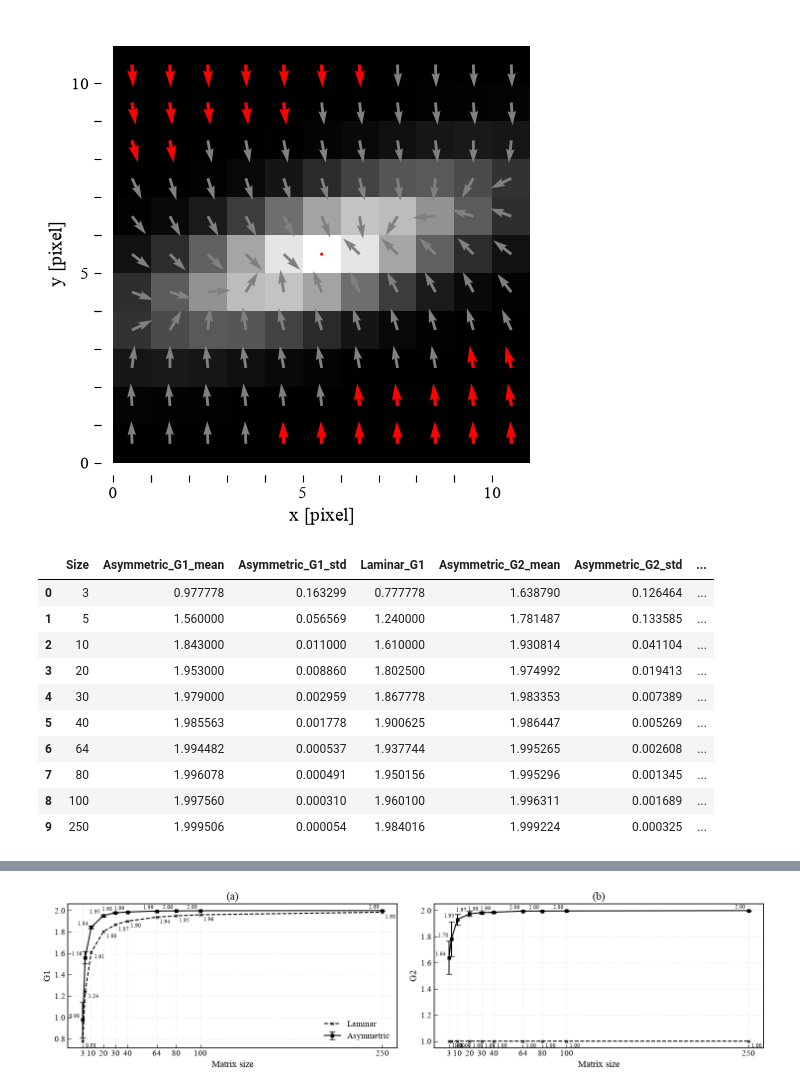
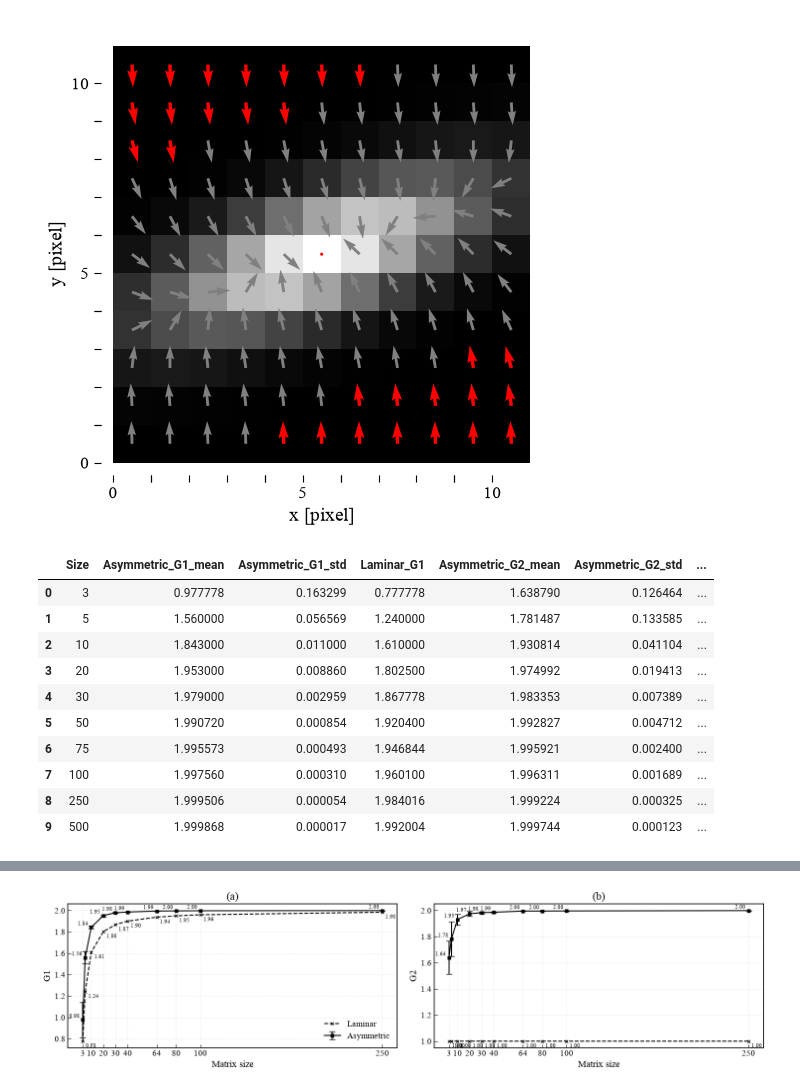
Before and after one commit to Desduh/gpa, a Jupyter notebook: Notebooks/gpa.ipynb, the cells around one changed output, grey strips where cells are left out. Saved outputs shown, nothing was run; the diff lists cells and outputs as text; code cells hidden in the pictures.

```diff
--- a/Notebooks/gpa.ipynb
+++ b/Notebooks/gpa.ipynb
@@ -4063,18 +4063,7 @@ asymmetric = create_asymmetric_matrix(
     seed=42
 )
 # %%
-sizes = [
-    3,
-    5,
-    10,
-    20,
-    30,
-    40,
-    64,
-    80,
-    100,
-    250,
-]
+sizes = [3, 5, 10, 20, 30, 50, 75, 100, 250, 500]
 
 
 def calculate_moments(matrix):
@@ -4142,38 +4131,38 @@ for size in sizes:
         "Size": size
     }
 
     for moment in moments:
 
         row[f"Asymmetric_{moment}_mean"] = np.nanmean(
             asymmetric_values[moment]
         )
 
         row[f"Asymmetric_{moment}_std"] = np.nanstd(
             asymmetric_values[moment]
         )
 
         row[f"Laminar_{moment}"] = laminar_result[moment]
 
     results_scale.append(row)
 
 
 results_scale_df = pd.DataFrame(
     results_scale
 )
 
 results_scale_df
 # %% [output]
 |  | Size | Asymmetric_G1_mean | Asymmetric_G1_std | Laminar_G1 | Asymmetric_G2_mean | Asymmetric_G2_std | ... |
 | 0 | 3 | 0.977778 | 0.163299 | 0.777778 | 1.638790 | 0.126464 | ... |
 | 1 | 5 | 1.560000 | 0.056569 | 1.240000 | 1.781487 | 0.133585 | ... |
 | 2 | 10 | 1.843000 | 0.011000 | 1.610000 | 1.930814 | 0.041104 | ... |
 | 3 | 20 | 1.953000 | 0.008860 | 1.802500 | 1.974992 | 0.019413 | ... |
 | 4 | 30 | 1.979000 | 0.002959 | 1.867778 | 1.983353 | 0.007389 | ... |
-| 5 | 40 | 1.985563 | 0.001778 | 1.900625 | 1.986447 | 0.005269 | ... |
-| 6 | 64 | 1.994482 | 0.000537 | 1.937744 | 1.995265 | 0.002608 | ... |
-| 7 | 80 | 1.996078 | 0.000491 | 1.950156 | 1.995296 | 0.001345 | ... |
-| 8 | 100 | 1.997560 | 0.000310 | 1.960100 | 1.996311 | 0.001689 | ... |
-| 9 | 250 | 1.999506 | 0.000054 | 1.984016 | 1.999224 | 0.000325 | ... |
+| 5 | 50 | 1.990720 | 0.000854 | 1.920400 | 1.992827 | 0.004712 | ... |
+| 6 | 75 | 1.995573 | 0.000493 | 1.946844 | 1.995921 | 0.002400 | ... |
+| 7 | 100 | 1.997560 | 0.000310 | 1.960100 | 1.996311 | 0.001689 | ... |
+| 8 | 250 | 1.999506 | 0.000054 | 1.984016 | 1.999224 | 0.000325 | ... |
+| 9 | 500 | 1.999868 | 0.000017 | 1.992004 | 1.999744 | 0.000123 | ... |
 # %%
 for moment in moments:
 
```
Also changed, not shown: parts of 1 cell of this notebook, 5 other files.
